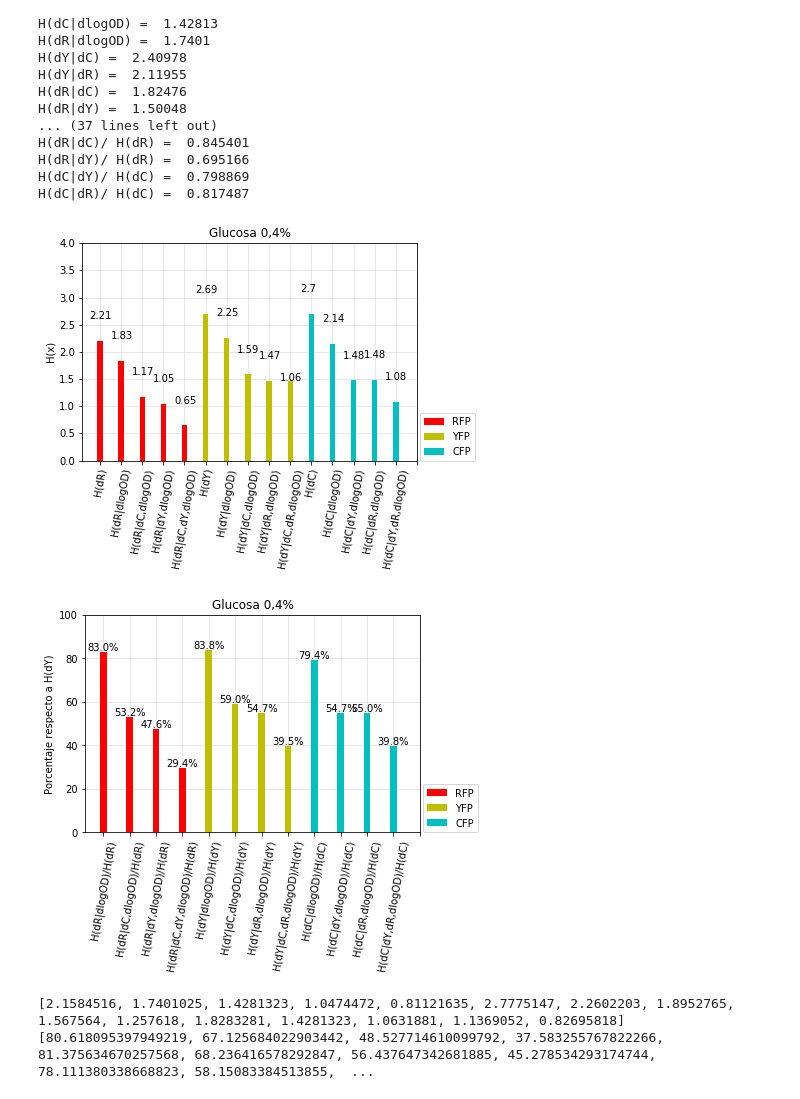
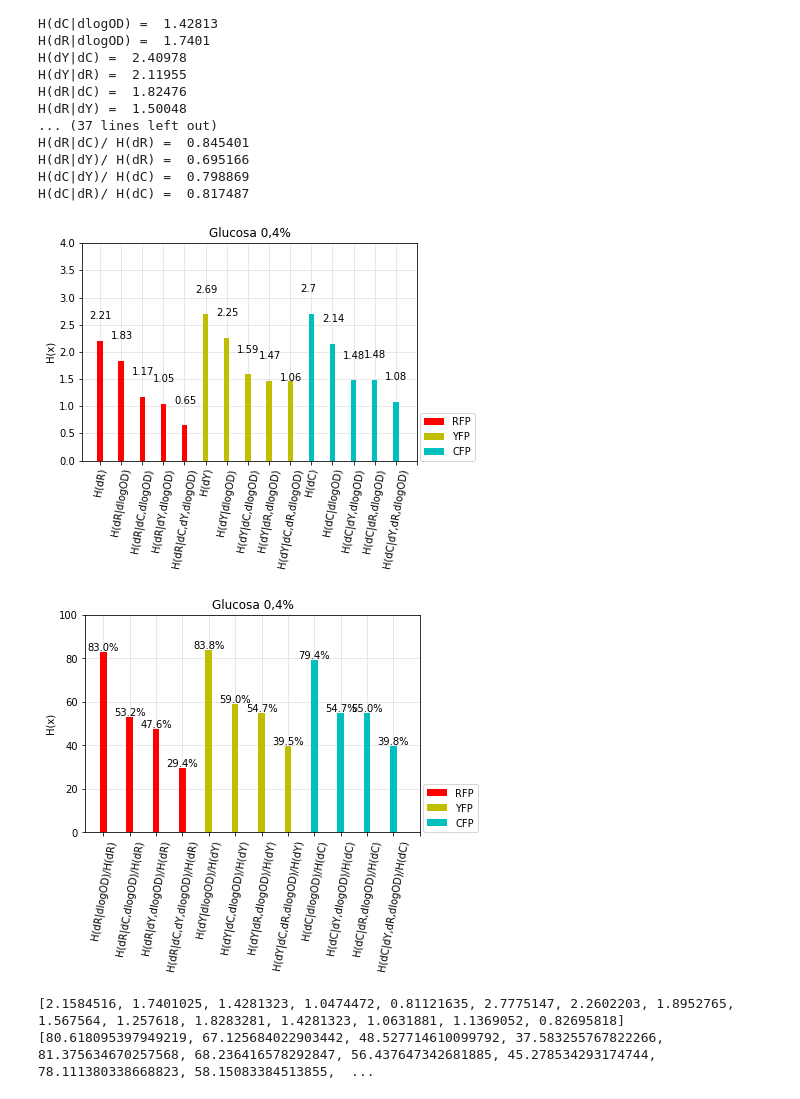
Before and after one commit to macams/Biosensores, a Jupyter notebook: Análisis/Entropía/Gráficos de barra entropía.ipynb, the cells around one changed output. Cells and saved outputs as stored; diff of their text form; code cells hidden in the pictures.

```diff
--- a/Análisis/Entropía/Gráficos de barra entropía.ipynb
+++ b/Análisis/Entropía/Gráficos de barra entropía.ipynb
@@ -419,35 +419,35 @@ plt.xticks(X, ['H(dR)',"H(dR|dlogOD)",'H(dR|dC,dlogOD)','H(dR|dY,dlogOD)',"H(dR|
 plt.grid(color='lightgray', linestyle='-', linewidth=0.5,zorder=0)
 for a,b in zip(X,valores1):
     plt.text(a-0.5,b+0.4,str(np.round(b,2)),fontsize=10.0, color='k')
 plt.legend(loc=(1.01,0.0))
 plt.savefig(fname='h todo glu.png',dpi=1200,facecolor='w',edgecolor='w',bbox_inches='tight',pad_inches=0.2)
 
 X = np.arange(13)
 plt.figure()
 plt.title('Glucosa 0,4%')
-plt.ylabel('Porcentaje respecto a H(dY)')
+plt.ylabel('H(x)')
 plt.ylim(ymax = 100)
 plt.bar(X[0],porcentajes1[0],color='r',width=0.25,label='RFP',zorder=3)
 plt.bar(X[1],porcentajes1[1],color='r',width=0.25,zorder=3)
 plt.bar(X[2],porcentajes1[2],color='r',width=0.25,zorder=3)
 plt.bar(X[3],porcentajes1[3],color='r',width=0.25,zorder=3)
 plt.bar(X[4],porcentajes1[4],color='y',width=0.25,label='YFP',zorder=3)
 plt.bar(X[5],porcentajes1[5],color='y',width=0.25,zorder=3)
 plt.bar(X[6],porcentajes1[6],color='y',width=0.25,zorder=3)
 plt.bar(X[7],porcentajes1[7],color='y',width=0.25,zorder=3)
 plt.bar(X[8],porcentajes1[8],color='c',width=0.25,label='CFP',zorder=3)
 plt.bar(X[9],porcentajes1[9],color='c',width=0.25,zorder=3)
 plt.bar(X[10],porcentajes1[10],color='c',width=0.25,zorder=3)
 plt.bar(X[11],porcentajes1[11],color='c',width=0.25,zorder=3)
 plt.xticks(X, ["H(dR|dlogOD)/H(dR)",'H(dR|dC,dlogOD)/H(dR)','H(dR|dY,dlogOD)/H(dR)',"H(dR|dC,dY,dlogOD)/H(dR)","H(dY|dlogOD)/H(dY)",'H(dY|dC,dlogOD)/H(dY)','H(dY|dR,dlogOD)/H(dY)','H(dY|dC,dR,dlogOD)/H(dY)','H(dC|dlogOD)/H(dC)','H(dC|dY,dlogOD)/H(dC)','H(dC|dR,dlogOD)/H(dC)','H(dC|dY,dR,dlogOD)/H(dC)'],rotation=80)
 plt.grid(color='lightgray', linestyle='-', linewidth=0.5,zorder=0)
 for a,b in zip(X,porcentajes1):
     plt.text(a-0.60,b+0.6,str(np.round(b,1))+'%',fontsize=10.0, color='k')
 plt.legend(loc=(1.01,0.0))
 plt.savefig(fname='porcentajes h todo glu.png',dpi=1200,facecolor='w',edgecolor='w',bbox_inches='tight',pad_inches=0.2)
 # %% [output]
 [figure]
-[figure, old version]
+[figure, new version]
 # %%
 #Porcentajes respecto a entropía inicial
 hc2=entropy(prob_density(dc2))#H(dC)
```
Also changed, not shown: parts of 1 cell of this notebook, 27 other files.
